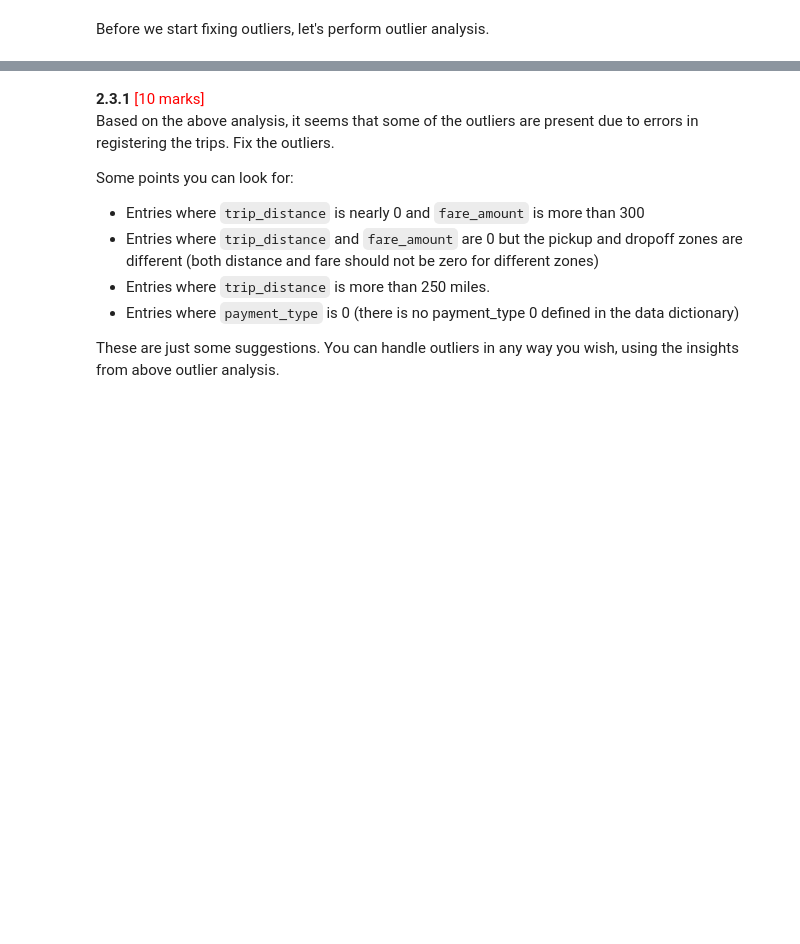
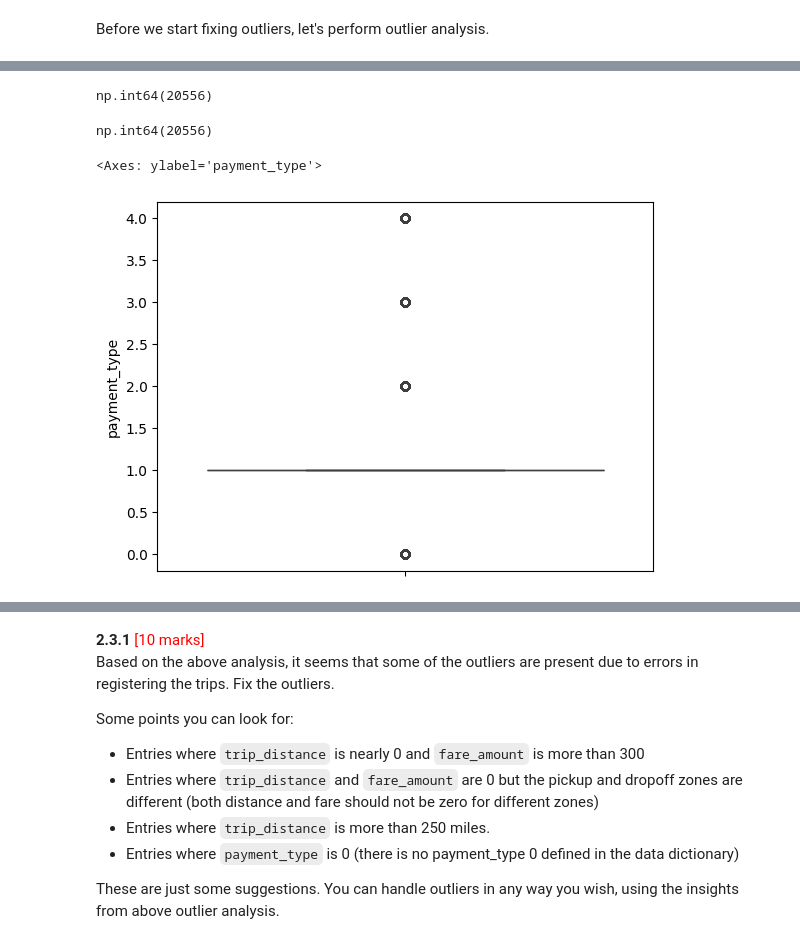
Before and after one commit to msaipraveenkumar/EDA_Assg_NYC_Taxi_Starter, a Jupyter notebook: EDA_Assg_NYC_Taxi_Starter.ipynb, the cells around one changed output, grey strips where cells are left out. Drawn from its saved outputs; the diff is of its cells as text; code cells hidden in the pictures; blank space fills up the shorter version.

```diff
--- a/EDA_Assg_NYC_Taxi_Starter.ipynb
+++ b/EDA_Assg_NYC_Taxi_Starter.ipynb
@@ -837,0 +1015,13 @@ Before we start fixing outliers, let's perform outlier analysis.
+# %%
+df[(df['payment_type']==0) & (df['total_amount']!=0) & (df['passenger_count']!=0)].value_counts().sum()
+# %% [output]
+np.int64(20556)
+# %%
+df[(df['payment_type']==0) & (df['total_amount']!=0)].value_counts().sum()
+# %% [output]
+np.int64(20556)
+# %%
+sns.boxplot(df['payment_type'])
+# %% [output]
+<Axes: ylabel='payment_type'>
+[figure, added]
```
Also changed, not shown: parts of 155 cells of this notebook.
